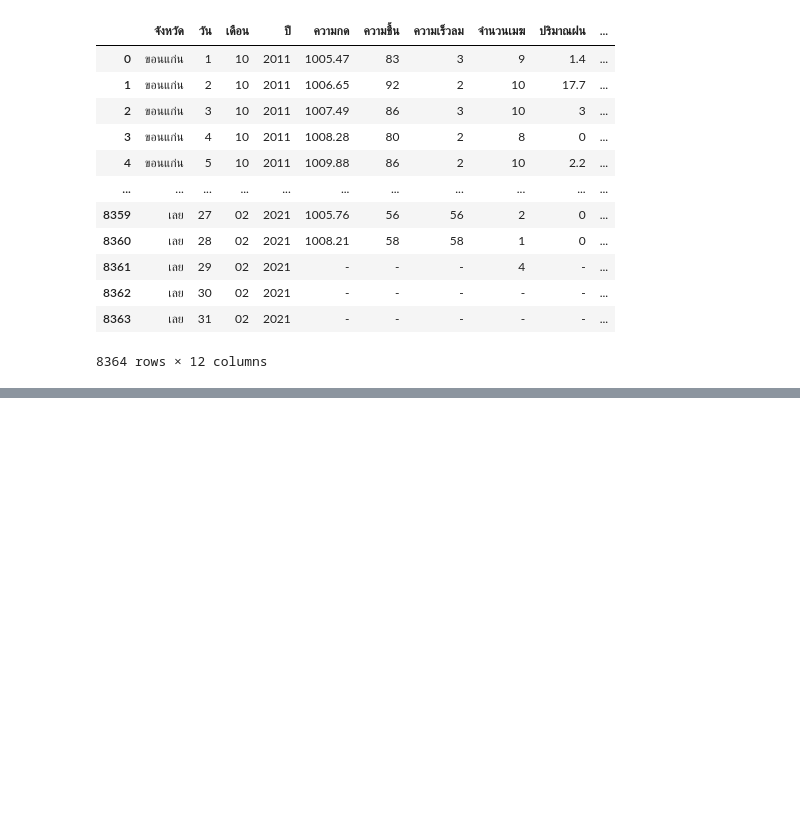
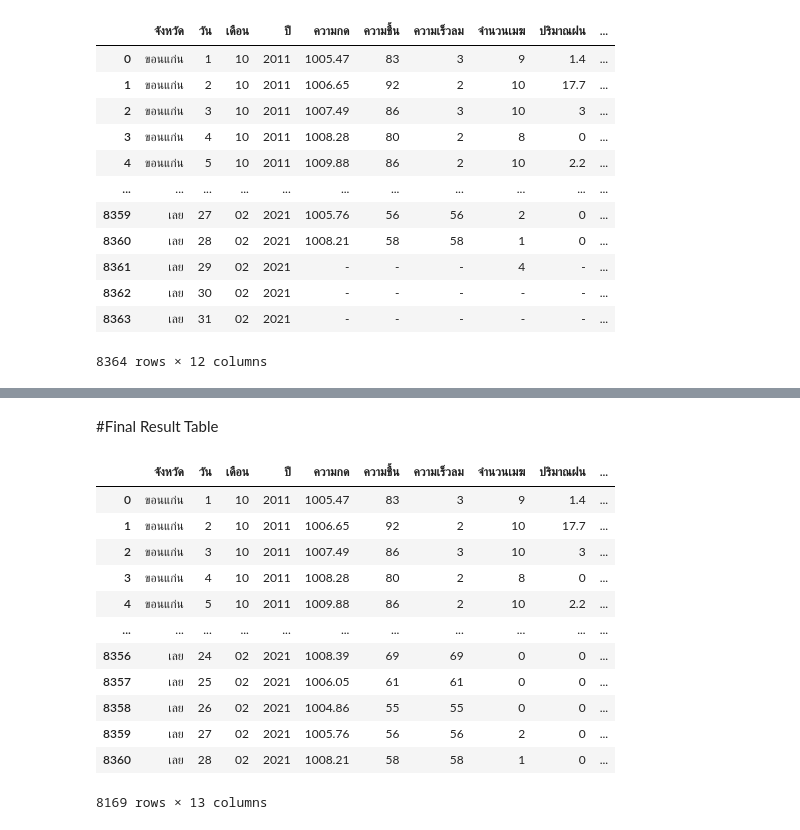
Before and after one commit to nxxk23/bsc_dpdm22, a Jupyter notebook: Quiz_Group_5_20_of_Midterm.ipynb, the cells around one changed output, grey strips where cells are left out. Drawn from its saved outputs; the diff is of its cells as text; code cells hidden in the pictures; blank space fills up the shorter version.

```diff
--- a/Quiz_Group_5_20_of_Midterm.ipynb
+++ b/Quiz_Group_5_20_of_Midterm.ipynb
@@ -1839,0 +1856,22 @@ all
+# %% [markdown]
+#Final Result Table
+# %%
+cols=["วัน","เดือน","ปี"]
+all['date'] = all[cols].apply(lambda x: '-'.join(x.values.astype(str)), axis="columns")
+all['date'] = pd.to_datetime(all['date'], errors='coerce')
+Result = all.dropna(subset=['date'])
+Result
+# %% [output]
+|  | จังหวัด | วัน | เดือน | ปี | ความกด | ความชื้น | ความเร็วลม | จำนวนเมฆ | ปริมาณฝน | ... |
+| 0 | ขอนแก่น | 1 | 10 | 2011 | 1005.47 | 83 | 3 | 9 | 1.4 | ... |
+| 1 | ขอนแก่น | 2 | 10 | 2011 | 1006.65 | 92 | 2 | 10 | 17.7 | ... |
+| 2 | ขอนแก่น | 3 | 10 | 2011 | 1007.49 | 86 | 3 | 10 | 3 | ... |
+| 3 | ขอนแก่น | 4 | 10 | 2011 | 1008.28 | 80 | 2 | 8 | 0 | ... |
+| 4 | ขอนแก่น | 5 | 10 | 2011 | 1009.88 | 86 | 2 | 10 | 2.2 | ... |
+| ... | ... | ... | ... | ... | ... | ... | ... | ... | ... | ... |
+| 8356 | เลย | 24 | 02 | 2021 | 1008.39 | 69 | 69 | 0 | 0 | ... |
+| 8357 | เลย | 25 | 02 | 2021 | 1006.05 | 61 | 61 | 0 | 0 | ... |
+| 8358 | เลย | 26 | 02 | 2021 | 1004.86 | 55 | 55 | 0 | 0 | ... |
+| 8359 | เลย | 27 | 02 | 2021 | 1005.76 | 56 | 56 | 2 | 0 | ... |
+| 8360 | เลย | 28 | 02 | 2021 | 1008.21 | 58 | 58 | 1 | 0 | ... |
+8169 rows × 13 columns
```
Also changed, not shown: parts of 1 cell of this notebook.
